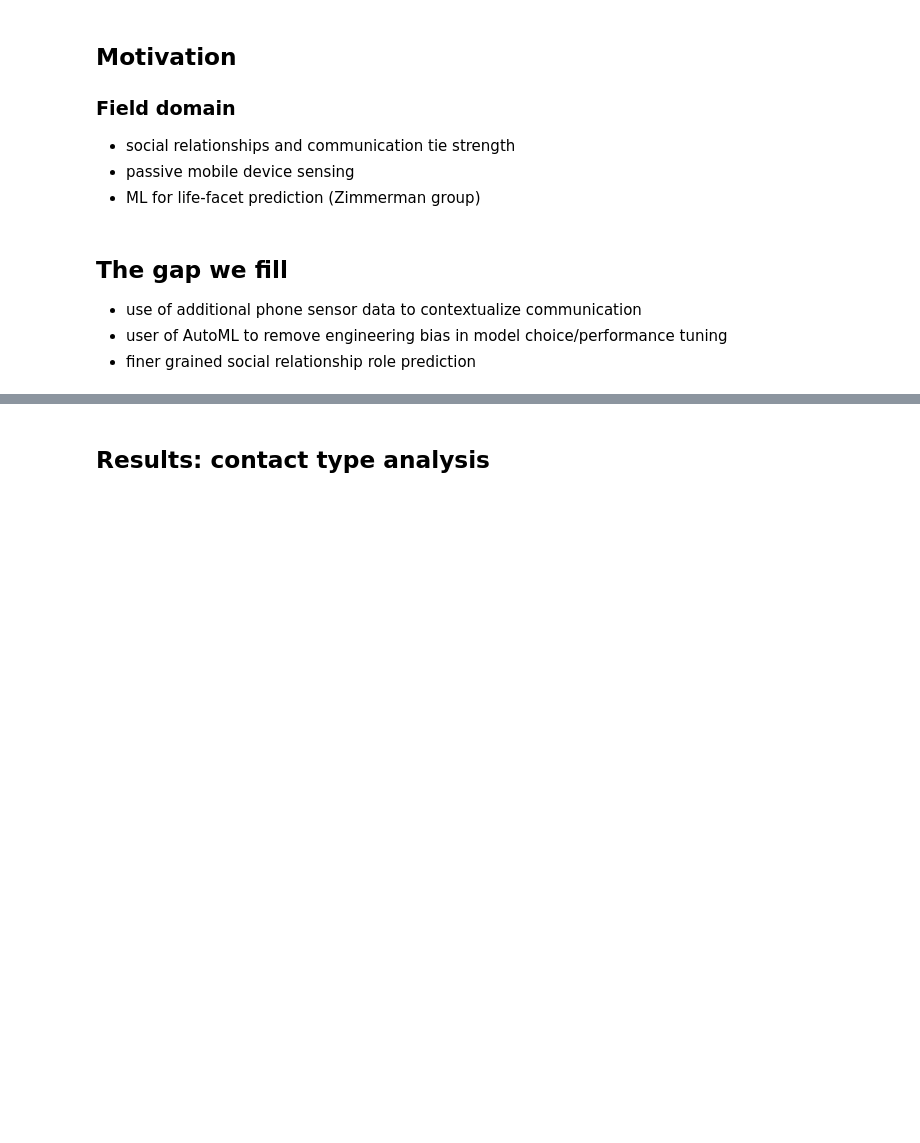
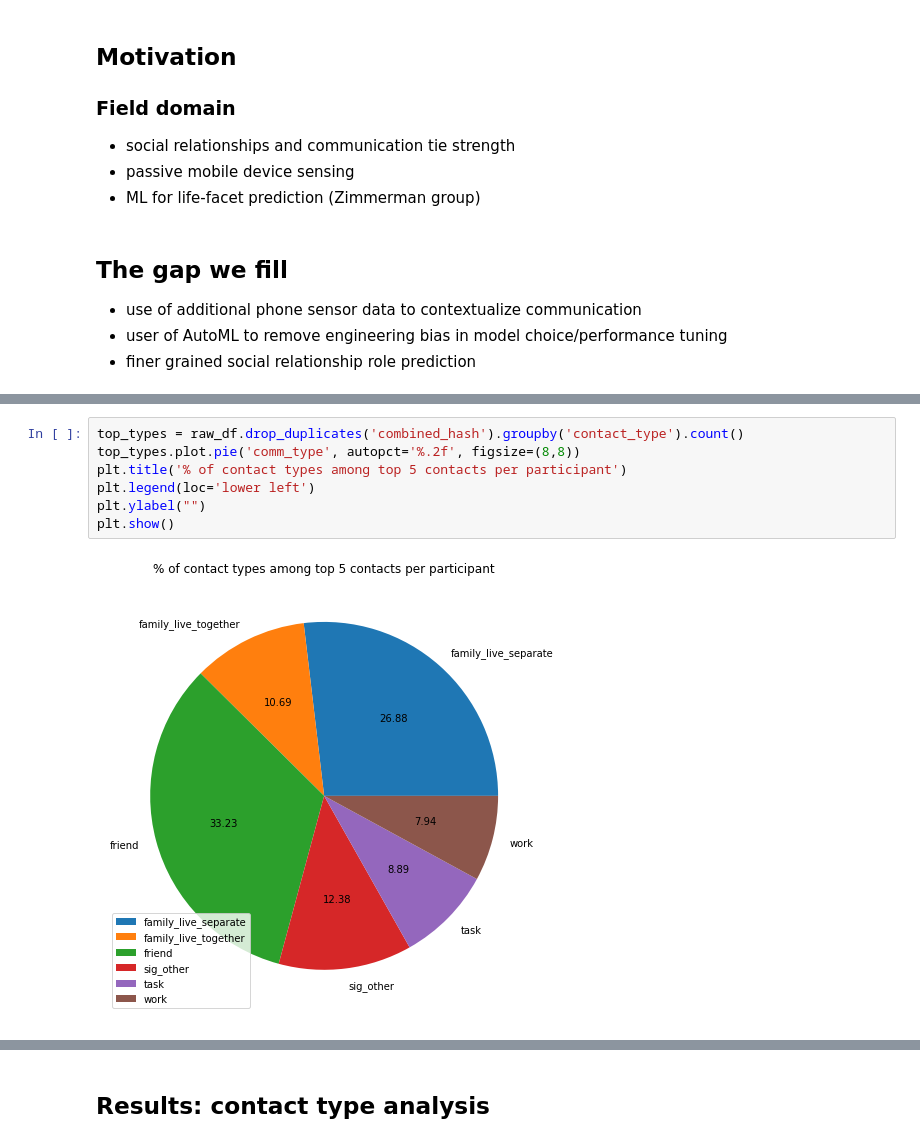
Before and after one commit to tliu526/relationship-prediction, a Jupyter notebook: notebooks/relationship_prediction.ipynb, the cells around one changed output, grey strips where cells are left out. Cells and saved outputs as stored; diff of their text form; blank space fills up the shorter version.

```diff
--- a/notebooks/relationship_prediction.ipynb
+++ b/notebooks/relationship_prediction.ipynb
@@ -61,0 +99,9 @@ HTML('''
+# %%
+top_types = raw_df.drop_duplicates('combined_hash').groupby('contact_type').count()
+top_types.plot.pie('comm_type', autopct='%.2f', figsize=(8,8))
+plt.title('% of contact types among top 5 contacts per participant')
+plt.legend(loc='lower left')
+plt.ylabel("")
+plt.show()
+# %% [output]
+[figure, added]
```
Also changed, not shown: parts of 14 cells of this notebook, 1 other file.
